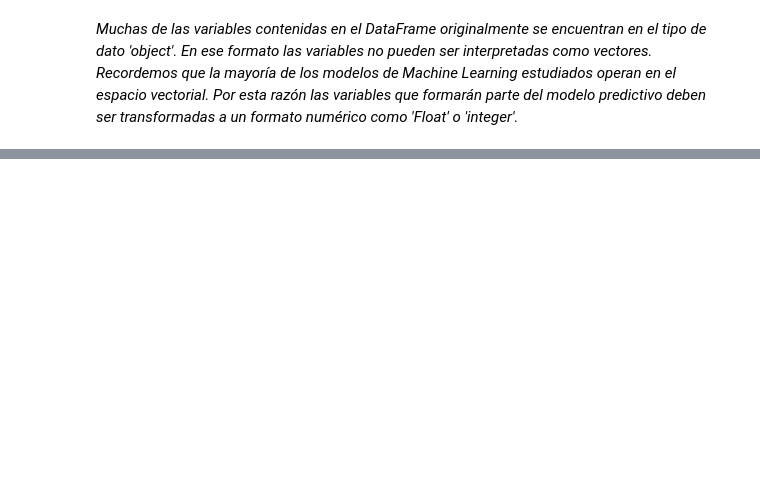
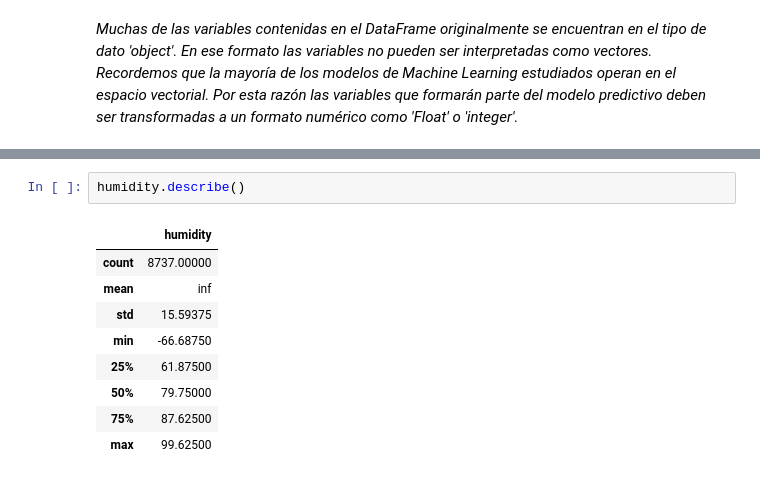
Before and after one commit to Cordero27/Minor-Machine-Learning, a Jupyter notebook: Analisis Dataset Memoria.ipynb, the cells around one changed output, grey strips where cells are left out. Drawn from its saved outputs; the diff is of its cells as text; blank space fills up the shorter version.

```diff
--- a/Analisis Dataset Memoria.ipynb
+++ b/Analisis Dataset Memoria.ipynb
@@ -265,0 +328,12 @@ memory usage: 16.0+ MB
+# %%
+humidity.describe()
+# %% [output]
+|  | humidity |
+| count | 8737.00000 |
+| mean | inf |
+| std | 15.59375 |
+| min | -66.68750 |
+| 25% | 61.87500 |
+| 50% | 79.75000 |
+| 75% | 87.62500 |
+| max | 99.62500 |
```
Also changed, not shown: parts of 14 cells of this notebook.
